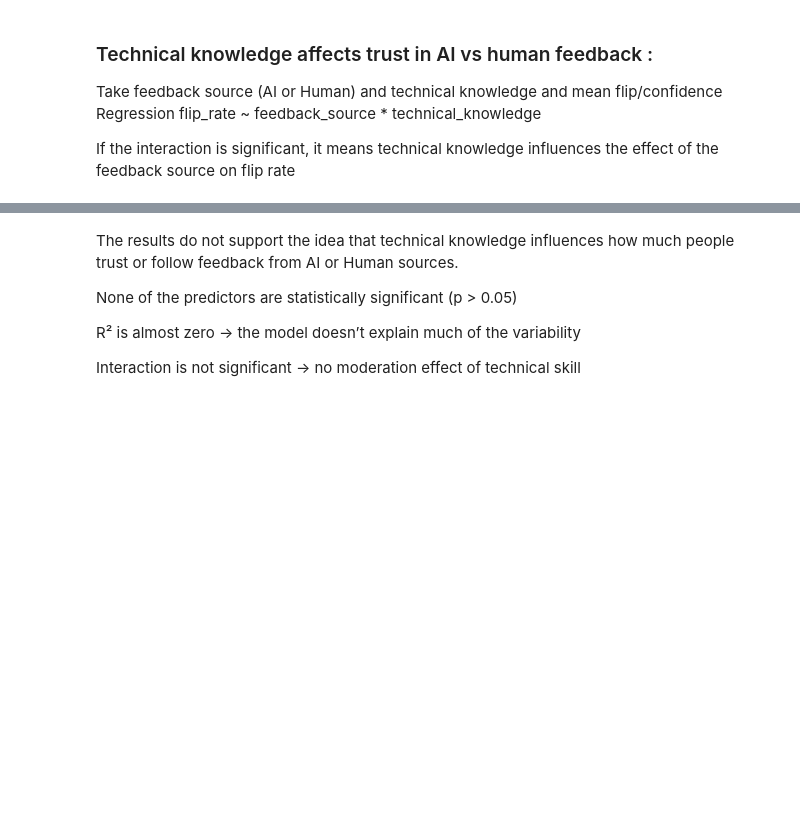
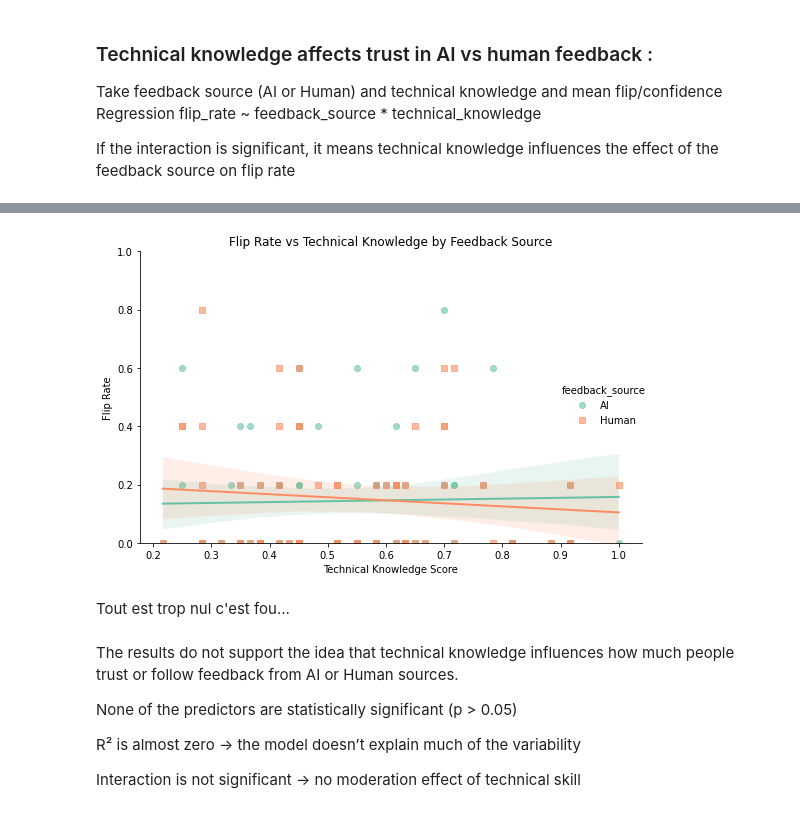
Before and after one commit to liogrnbrg/SHS_Psycho, a Jupyter notebook: main_analysis.ipynb, the cells around one changed output, grey strips where cells are left out. Saved outputs shown, nothing was run; the diff lists cells and outputs as text; code cells hidden in the pictures; blank space fills up the shorter version.

```diff
--- a/main_analysis.ipynb
+++ b/main_analysis.ipynb
@@ -783,6 +783,31 @@ Covariance Type:            nonrobust
 
 Notes:
 [1] Standard Errors assume that the covariance matrix of the errors is correctly specified.
+# %%
+# Plot the regression lines
+sns.lmplot(
+    data=conf_df3,
+    x='technical_score',
+    y='flip_rate',
+    hue='feedback_source',
+    height=5,
+    aspect=1.3,
+    palette='Set2',
+    markers=['o', 's'],
+    scatter_kws={'alpha': 0.6},
+    line_kws={'linewidth': 2}
+)
+
+plt.title("Flip Rate vs Technical Knowledge by Feedback Source")
+plt.xlabel("Technical Knowledge Score")
+plt.ylabel("Flip Rate")
+plt.ylim(0, 1)
+plt.tight_layout()
+plt.show()
+# %% [output]
+[figure, added]
+# %% [markdown]
+Tout est trop nul c'est fou...
 # %% [markdown]
 The results do not support the idea that technical knowledge influences how much people trust or follow feedback from AI or Human sources.
 
```
Also changed, not shown: parts of 7 cells of this notebook.
